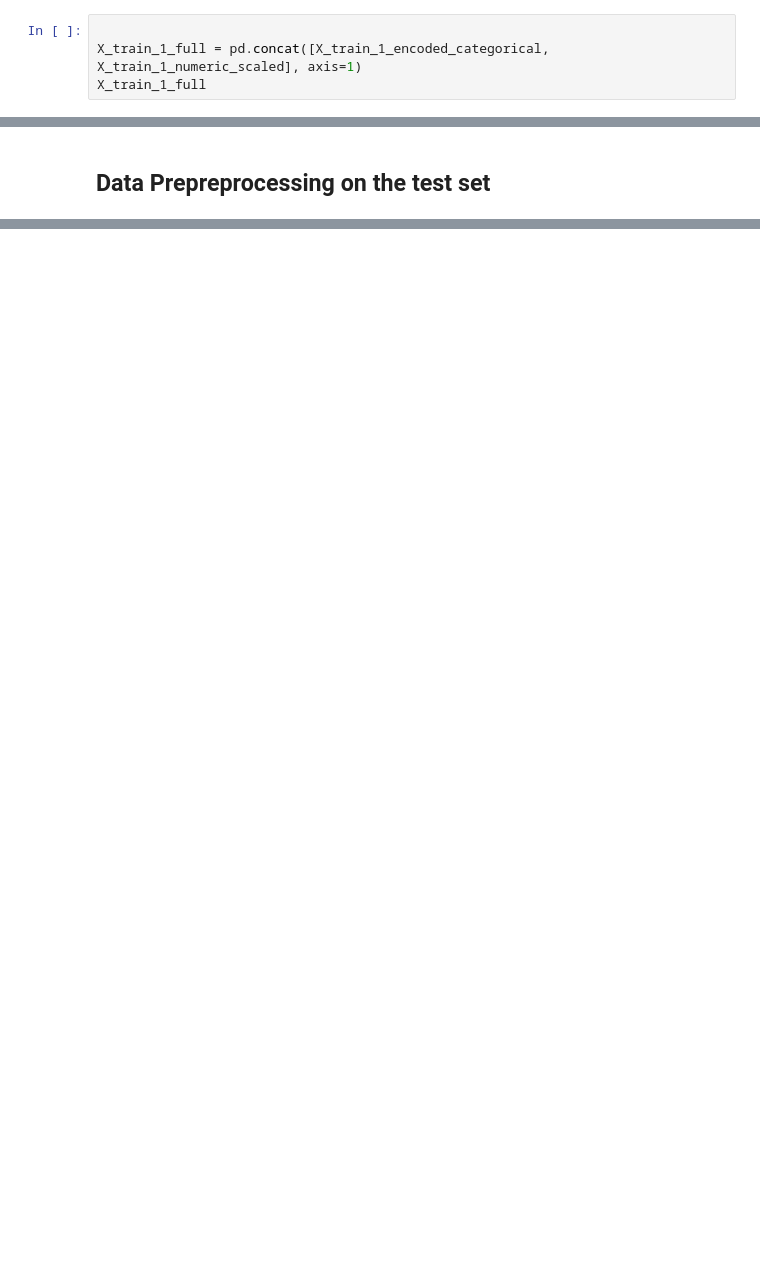
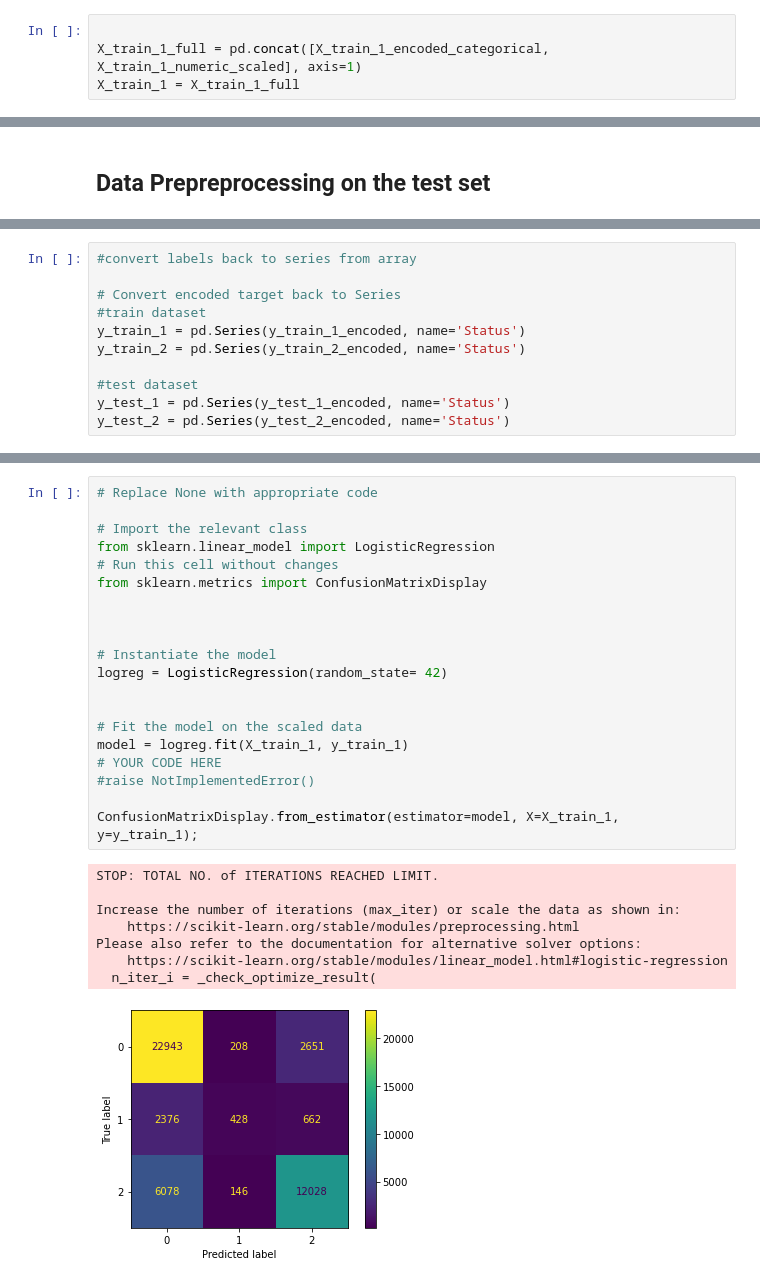
Before and after one commit to leonardkoyio/Phase-3-Project-_v1, a Jupyter notebook: index.ipynb, the cells around one changed output, grey strips where cells are left out. Cells and saved outputs as stored; diff of their text form; blank space fills up the shorter version.

Commit message:
Modeling- Creating baseline model with def hyperparameters

```diff
--- a/index.ipynb
+++ b/index.ipynb
@@ -1382,4 +1383,4 @@ X_train_2_encoded_categorical = X_train_2_encoded_categorical.reset_index(drop=T
 # %%
 
 X_train_1_full = pd.concat([X_train_1_encoded_categorical, X_train_1_numeric_scaled], axis=1)
-X_train_1_full
+X_train_1 = X_train_1_full
@@ -1527,0 +1512,11 @@ X_test_2_full
+# %%
+#convert labels back to series from array
+
+# Convert encoded target back to Series
+#train dataset
+y_train_1 = pd.Series(y_train_1_encoded, name='Status')
+y_train_2 = pd.Series(y_train_2_encoded, name='Status')
+
+#test dataset
+y_test_1 = pd.Series(y_test_1_encoded, name='Status')
+y_test_2 = pd.Series(y_test_2_encoded, name='Status')
@@ -1527,0 +1547,29 @@ X_test_2_full
+# %%
+# Replace None with appropriate code
+
+# Import the relevant class
+from sklearn.linear_model import LogisticRegression
+# Run this cell without changes
+from sklearn.metrics import ConfusionMatrixDisplay
+
+
+
+# Instantiate the model
+logreg = LogisticRegression(random_state= 42)
+
+
+# Fit the model on the scaled data
+model = logreg.fit(X_train_1, y_train_1)
+# YOUR CODE HERE
+#raise NotImplementedError()
+
+ConfusionMatrixDisplay.from_estimator(estimator=model, X=X_train_1, y=y_train_1);
+# %% [output]
+STOP: TOTAL NO. of ITERATIONS REACHED LIMIT.
+
+Increase the number of iterations (max_iter) or scale the data as shown in:
+    https://scikit-learn.org/stable/modules/preprocessing.html
+Please also refer to the documentation for alternative solver options:
+    https://scikit-learn.org/stable/modules/linear_model.html#logistic-regression
+  n_iter_i = _check_optimize_result(
+[figure, added]
```
Also changed, not shown: parts of 21 cells of this notebook.
